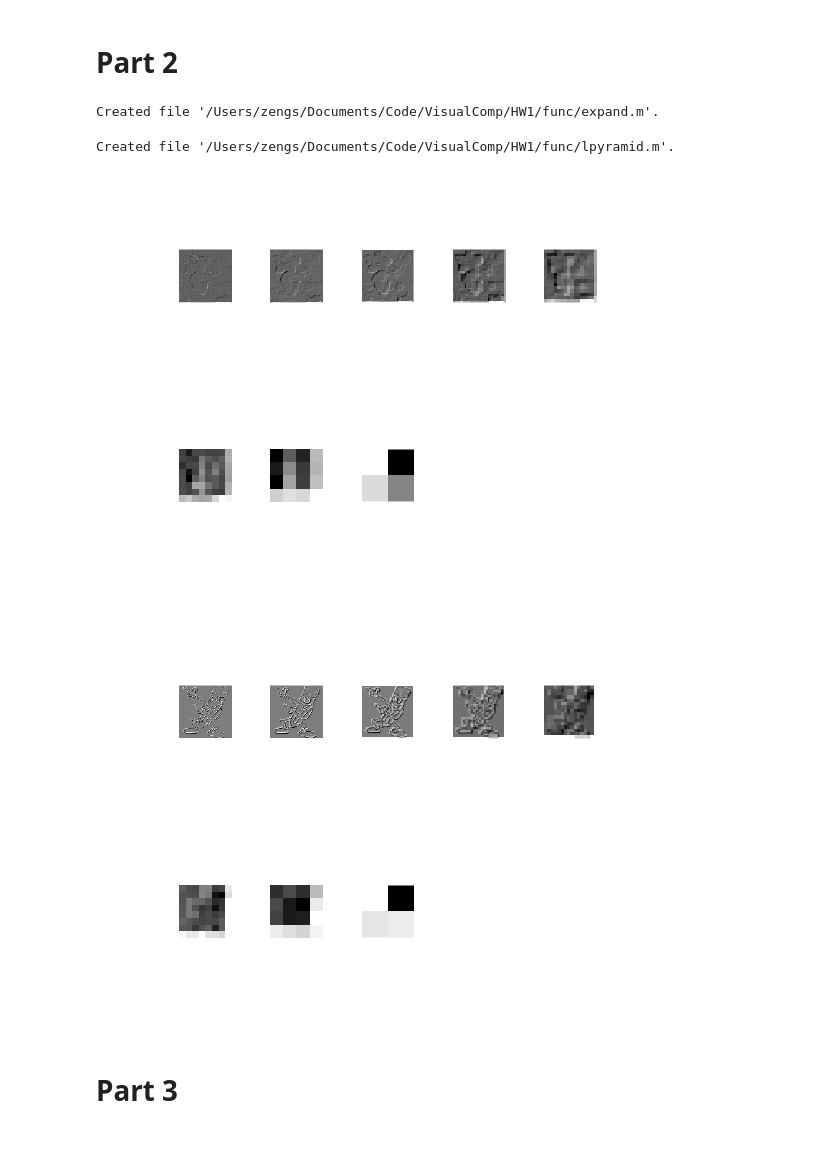
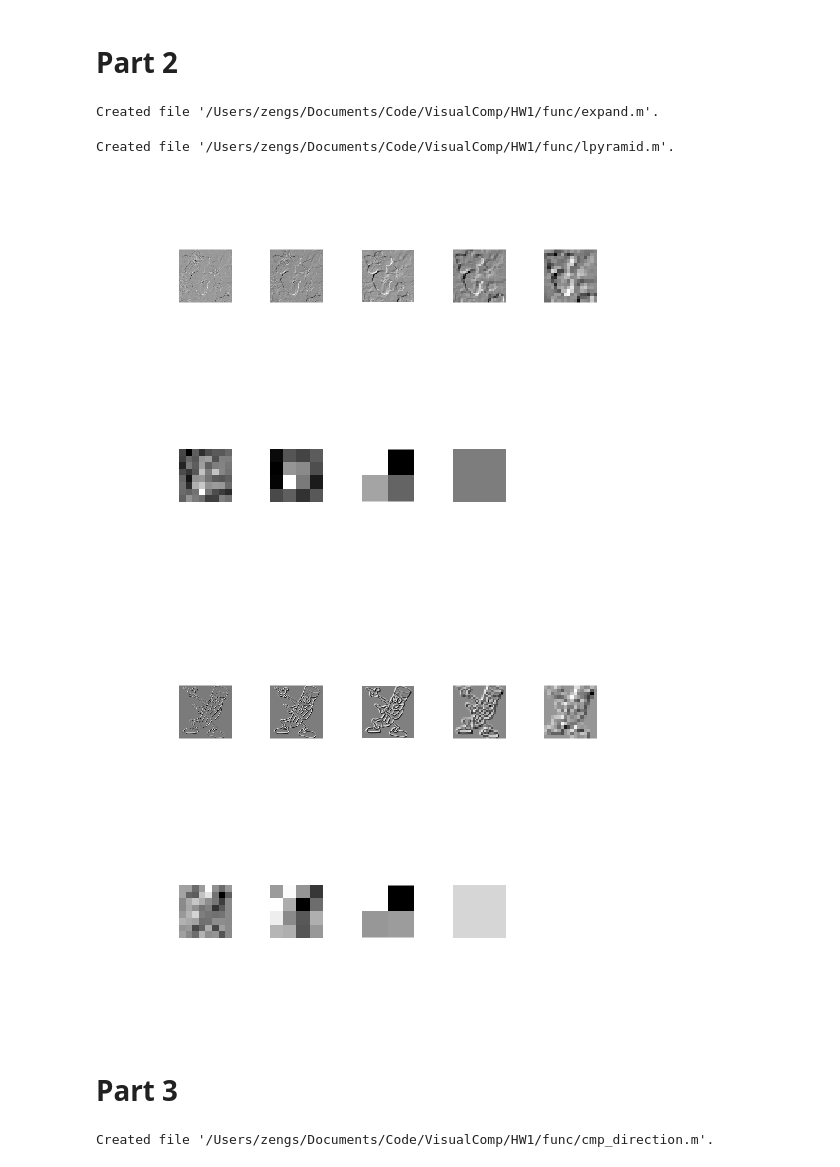
Before and after one commit to SIGUSRz/VisualComp, a Jupyter notebook: HW1/Main.ipynb, the cells around one changed output. Drawn from its saved outputs; the diff is of its cells as text; code cells hidden in the pictures.

```diff
--- a/HW1/Main.ipynb
+++ b/HW1/Main.ipynb
@@ -327,62 +343,38 @@ end
 # %% [markdown]
 # Part 2
-# %%
-%%file func/expand.m
-function [expout] = expand(im)
-    % Allocate memory for expansion
-    rows = size(im, 1);
-    cols = size(im, 2);
-    expout = zeros([2*rows 2*cols 3]);
-
-    % Interleave pixels
-    %for i = 1 : rows
-    %    % Grab i'th row
-    %    im_row = im(i,:,:);
-    %
-    %    % Interleave row
-    %    expout(2*i-1, 1:2:2*cols,:) = im_row;
-    %end
-
-    expout(1:2:2*rows,1:2:2*cols,:) = im;
-
-    % Smooth the image
-    ker = generating_kernel(0.4);
-    expout = imfilter(expout, ker, 'conv');
-
-    % Must scale by 4 to ensure that net weight contributing
-    % to each output pixel is 1.
-    expout = 4*expout;
-end
-# %% [output]
-Created file '/Users/zengs/Documents/Code/VisualComp/HW1/func/expand.m'.
+# %%
+%%file func/expand.m
+function expout = expand(im)
+    % Allocate memory for expansion
+    expout = interpo(im, size(im, 1) * 2);
+    % Smooth the image
+    h = fspecial('average', [2, 2]);
+    expout = filter(expout, h);
+end
+# %% [output]
+Created file '/Users/zengs/Documents/Code/VisualComp/HW1/func/expand.m'.
 # %%
 %%file func/lpyramid.m
 function lpyramid(subsamples, blurs, paths)
     addpath('func/');
-    for i = 1:length(blurs)
+    for i = 1:length(subsamples)
         f = figure;
-        for j = 1:length(blurs{i}) - 1
-            subplot(2, (length(blurs{i}) / 2, j);
-%             osz = size(blurs{i}{j - 1});
-%             sz = size(blurs{i}{j});
-%             if sz(1) > 1
-%                 [X, Y] = meshgrid(1:sz(1));
-%                 [Xq, Yq] = meshgrid(1:((sz(1) - 1.) / osz(1)):sz(1));
-%                 Xq = Xq(1:size(Xq) - 1, 1:size(Xq) - 1);
-%                 Yq = Yq(1:size(Yq) - 1, 1:size(Yq) - 1);
-%                 int = interp2(X, Y, blurs{i}{j}, Xq, Yq);
-%             end
-%             imshow(mat2gray(blurs{i}{j - 1} + int));
+        for j = 1:length(subsamples{i}) - 1
+            subplot(2, (length(subsamples{i}) + 1)  / 2, j);
+%             expout = expand(subsamples{i}{j + 1});
+%             imshow(mat2gray(subsamples{i}{j} - expout));
             imshow(mat2gray(subsamples{i}{j} - blurs{i}{j}));
         end
+        subplot(2, (length(subsamples{i}) + 1)  / 2, length(subsamples{i}));
+        imshow(mat2gray(subsamples{i}{length(subsamples{i})}));
     end
 end
 # %% [output]
 Created file '/Users/zengs/Documents/Code/VisualComp/HW1/func/lpyramid.m'.
 # %%
-lpyramid(subsample, blur, paths);
+lpyramid(subsamples, blurs, paths);
 # %% [output]
-[figure, old version]
+[figure, new version]
-[figure, old version]
+[figure, new version]
 # %% [markdown]
 # Part 3
@@ -426,0 +381,9 @@ lapop(subsample, blur, paths);
+# %%
+%%file func/cmp_direction.m
+function result = cmp_direction(padMask, direction)
+    result = abs(padMask - circshift(padMask, direction));
+    sz = size(padMask);
+    result = result(2:sz(1) - 1, 2:sz(2) - 1);
+end
+# %% [output]
+Created file '/Users/zengs/Documents/Code/VisualComp/HW1/func/cmp_direction.m'.
```
Also changed, not shown: parts of 12 cells of this notebook.
